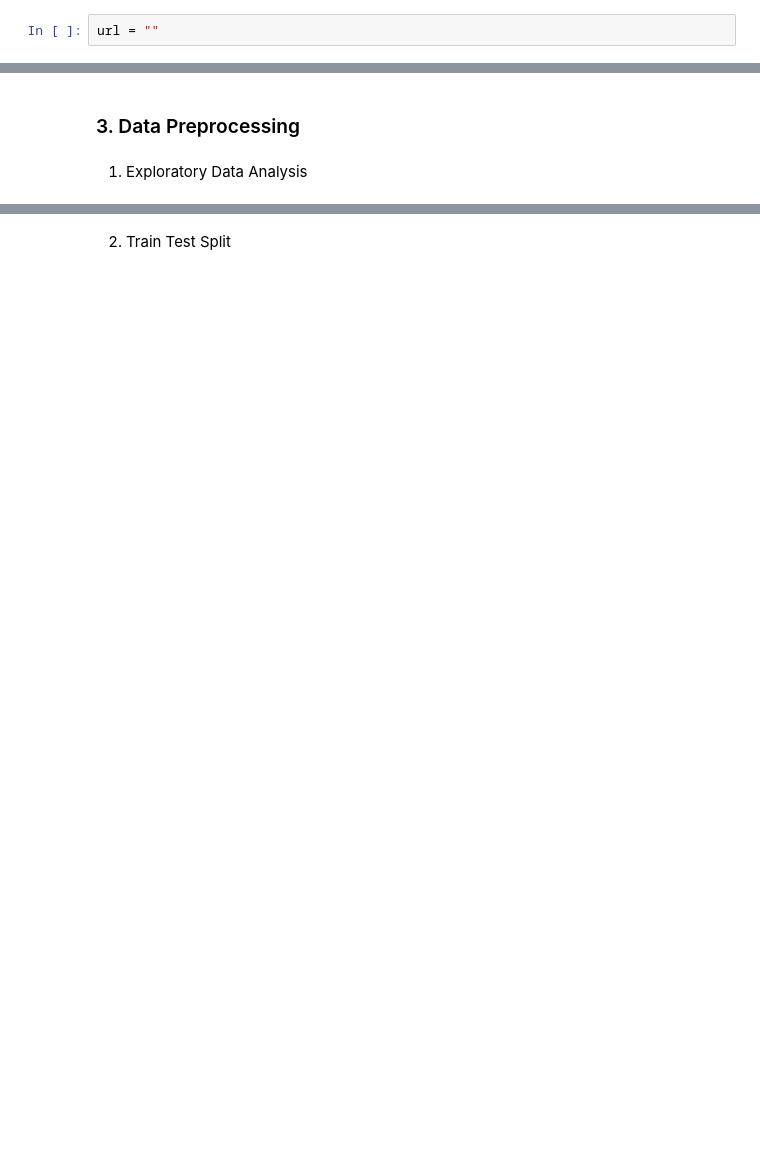
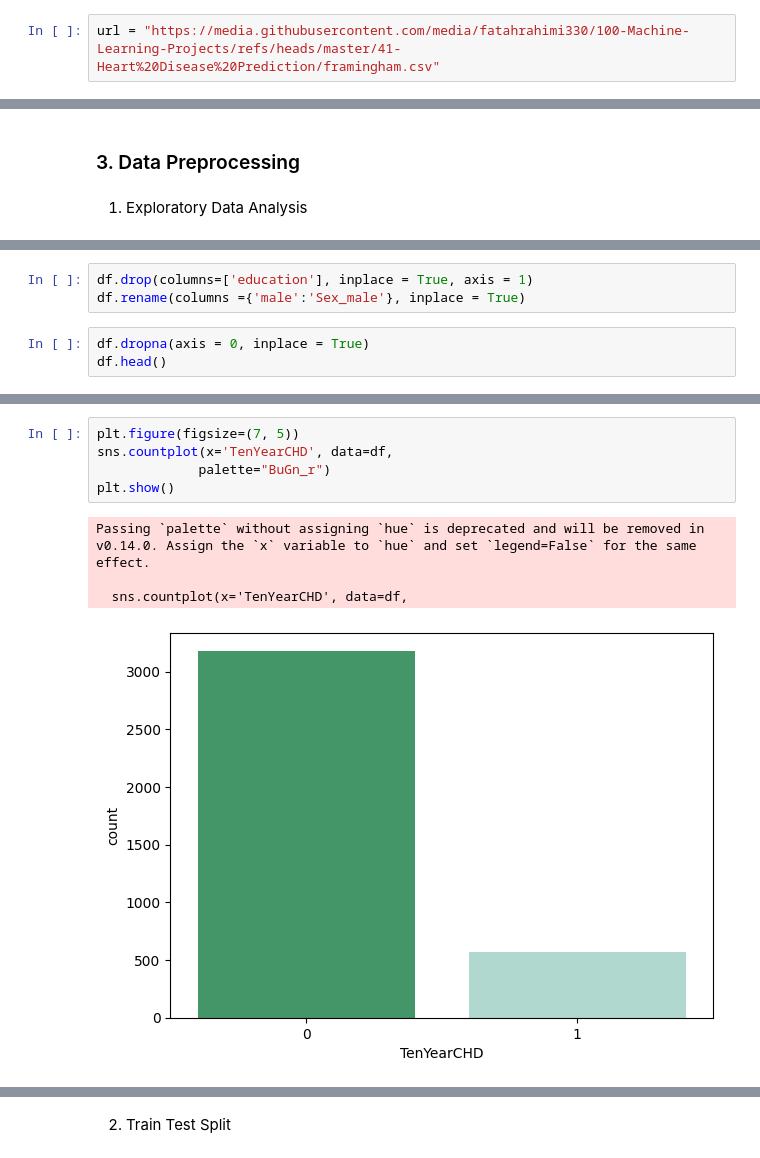
Before and after one commit to fatahrahimi330/100-Machine-Learning-Projects, a Jupyter notebook: 41-Heart Disease Prediction/HeartDiseasePrediction.ipynb, the cells around one changed output, grey strips where cells are left out. Cells and saved outputs as stored; diff of their text form; blank space fills up the shorter version.

Commit message:
Heart Disease Prediction Project

```diff
--- a/41-Heart Disease Prediction/HeartDiseasePrediction.ipynb
+++ b/41-Heart Disease Prediction/HeartDiseasePrediction.ipynb
@@ -10,7 +10,7 @@ import seaborn as sns
 # %% [markdown]
 ### 2. Loading Dataset
 # %%
-url = ""
+url = "https://media.githubusercontent.com/media/fatahrahimi330/100-Machine-Learning-Projects/refs/heads/master/41-Heart%20Disease%20Prediction/framingham.csv"
 # %%
 df = pd.read_csv(url)
 df.head()
@@ -20,0 +85,6 @@ df.head()
+# %%
+df.drop(columns=['education'], inplace = True, axis = 1)
+df.rename(columns ={'male':'Sex_male'}, inplace = True)
+# %%
+df.dropna(axis = 0, inplace = True)
+df.head()
@@ -20,0 +105,10 @@ df.head()
+# %%
+plt.figure(figsize=(7, 5))
+sns.countplot(x='TenYearCHD', data=df,
+             palette="BuGn_r")
+plt.show()
+# %% [output]
+Passing `palette` without assigning `hue` is deprecated and will be removed in v0.14.0. Assign the `x` variable to `hue` and set `legend=False` for the same effect.
+
+  sns.countplot(x='TenYearCHD', data=df,
+[figure, added]
```
Also changed, not shown: parts of 20 cells of this notebook, 4 other files.
